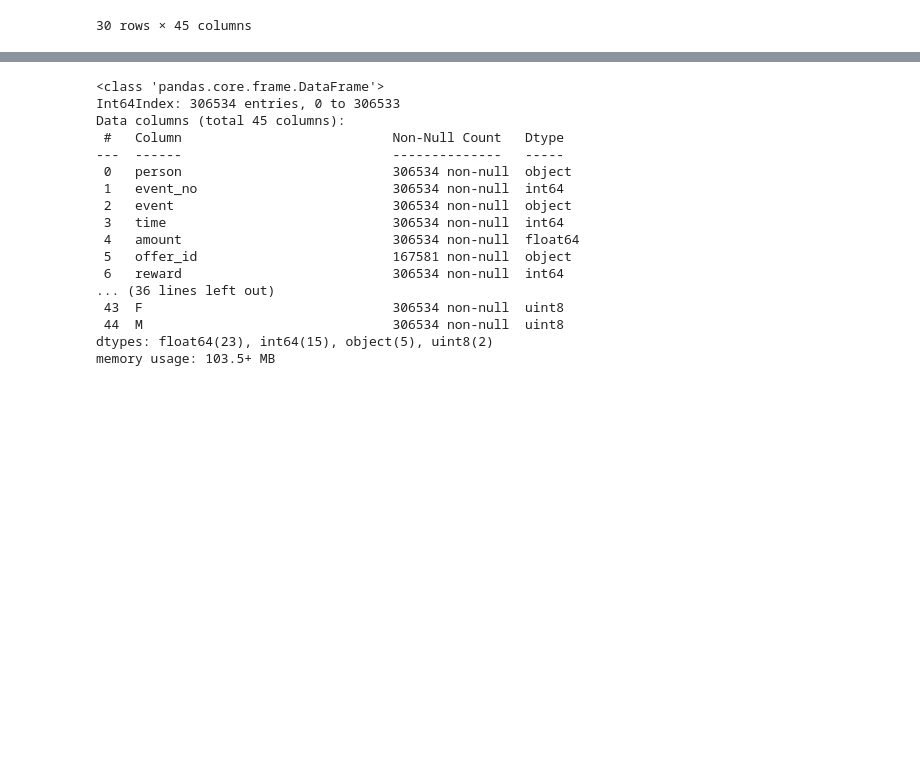
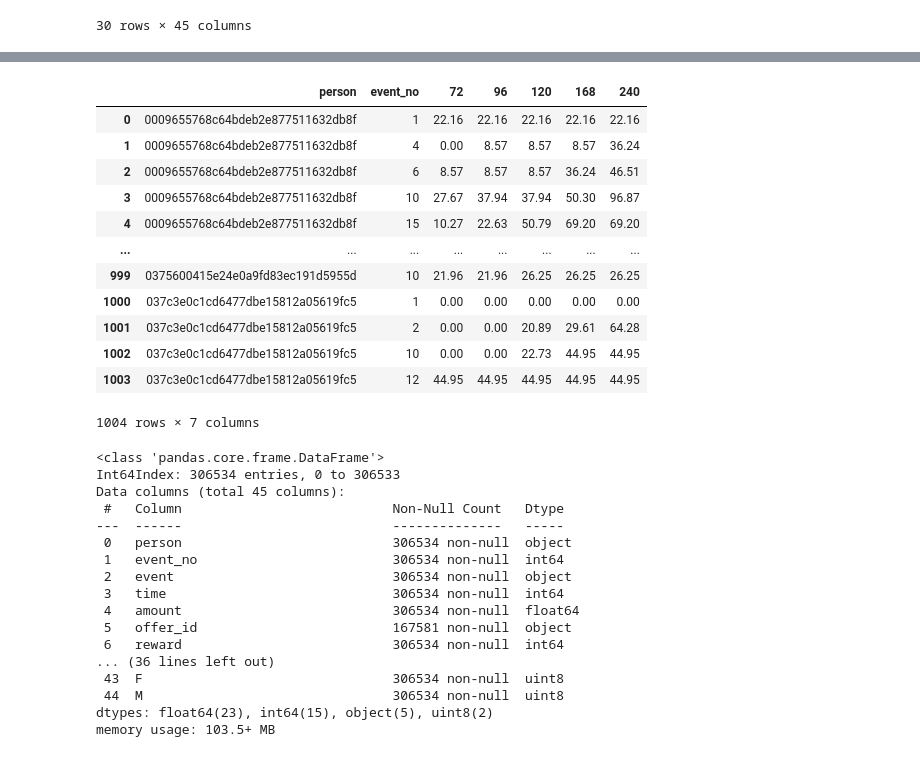
Before and after one commit to felipe-takaoka/starbucks-capstone, a Jupyter notebook: Starbucks_Capstone_notebook.ipynb, the cells around one changed output, grey strips where cells are left out. Cells and saved outputs as stored; diff of their text form; code cells hidden in the pictures; blank space fills up the shorter version.

Commit message:
feat: Create costly calculation of spending target

```diff
--- a/Starbucks_Capstone_notebook.ipynb
+++ b/Starbucks_Capstone_notebook.ipynb
@@ -404,3 +454,55 @@ transcript_feats.head(25)
+# %%
+from tqdm import tqdm
+
+time_windows = sorted(24*portfolio_df["duration"].unique())
+
+spendings = []
+for p in tqdm(transcript_feats["person"].unique()):
+    pdf = transcript_feats[transcript_feats["person"]==p]
+    received_offers = pdf[pdf["event"]=="offer received"]
+    transactions = pdf[pdf["event"]=="transaction"]
+
+    person_spendings = []
+    for _, offer in received_offers.iterrows():
+        event_no = offer["event_no"]
+        time_offer = offer["time"]
+
+        future_transactions = transactions[transactions["event_no"]>event_no]
+        window_spendings = {"person": p, "event_no": event_no}
+        for time_window in time_windows:
+            window_mask = future_transactions["time"] < (time_offer+time_window)
+            window_spendings[time_window] = future_transactions.loc[window_mask,"amount"].sum()
+
+        person_spendings.append(window_spendings)
+
+    spendings += person_spendings
+    if len(spendings) > 1000:
+        break
+
+# aux = aux.drop(columns=["event","offer_code","offer_duration"]).loc[rep_index]
+# aux["time"] += aux.groupby(["person","event_no"]).cumcount()
+
+# aux = aux.drop(columns="event_no").groupby(["person","time"], as_index=False).max()
+# transcript_feats = transcript_feats.merge(aux, on=["person","time"], how="left")
+# for offer in portfolio_df["code"]:
+#     # Records need to be filled with 0s because at the record time, no offers were valid
+#     transcript_feats[offer] = transcript_feats[offer].fillna(0).astype(int)
+# %%
+pd.DataFrame(spendings)
+# %% [output]
+|  | person | event_no | 72 | 96 | 120 | 168 | 240 |
+| 0 | 0009655768c64bdeb2e877511632db8f | 1 | 22.16 | 22.16 | 22.16 | 22.16 | 22.16 |
+| 1 | 0009655768c64bdeb2e877511632db8f | 4 | 0.00 | 8.57 | 8.57 | 8.57 | 36.24 |
+| 2 | 0009655768c64bdeb2e877511632db8f | 6 | 8.57 | 8.57 | 8.57 | 36.24 | 46.51 |
+| 3 | 0009655768c64bdeb2e877511632db8f | 10 | 27.67 | 37.94 | 37.94 | 50.30 | 96.87 |
+| 4 | 0009655768c64bdeb2e877511632db8f | 15 | 10.27 | 22.63 | 50.79 | 69.20 | 69.20 |
+| ... | ... | ... | ... | ... | ... | ... | ... |
+| 999 | 0375600415e24e0a9fd83ec191d5955d | 10 | 21.96 | 21.96 | 26.25 | 26.25 | 26.25 |
+| 1000 | 037c3e0c1cd6477dbe15812a05619fc5 | 1 | 0.00 | 0.00 | 0.00 | 0.00 | 0.00 |
+| 1001 | 037c3e0c1cd6477dbe15812a05619fc5 | 2 | 0.00 | 0.00 | 20.89 | 29.61 | 64.28 |
+| 1002 | 037c3e0c1cd6477dbe15812a05619fc5 | 10 | 0.00 | 0.00 | 22.73 | 44.95 | 44.95 |
+| 1003 | 037c3e0c1cd6477dbe15812a05619fc5 | 12 | 44.95 | 44.95 | 44.95 | 44.95 | 44.95 |
+1004 rows × 7 columns
 # %%
 transcript_feats.info()
 # %% [output]
```
Also changed, not shown: parts of 3 cells of this notebook.
